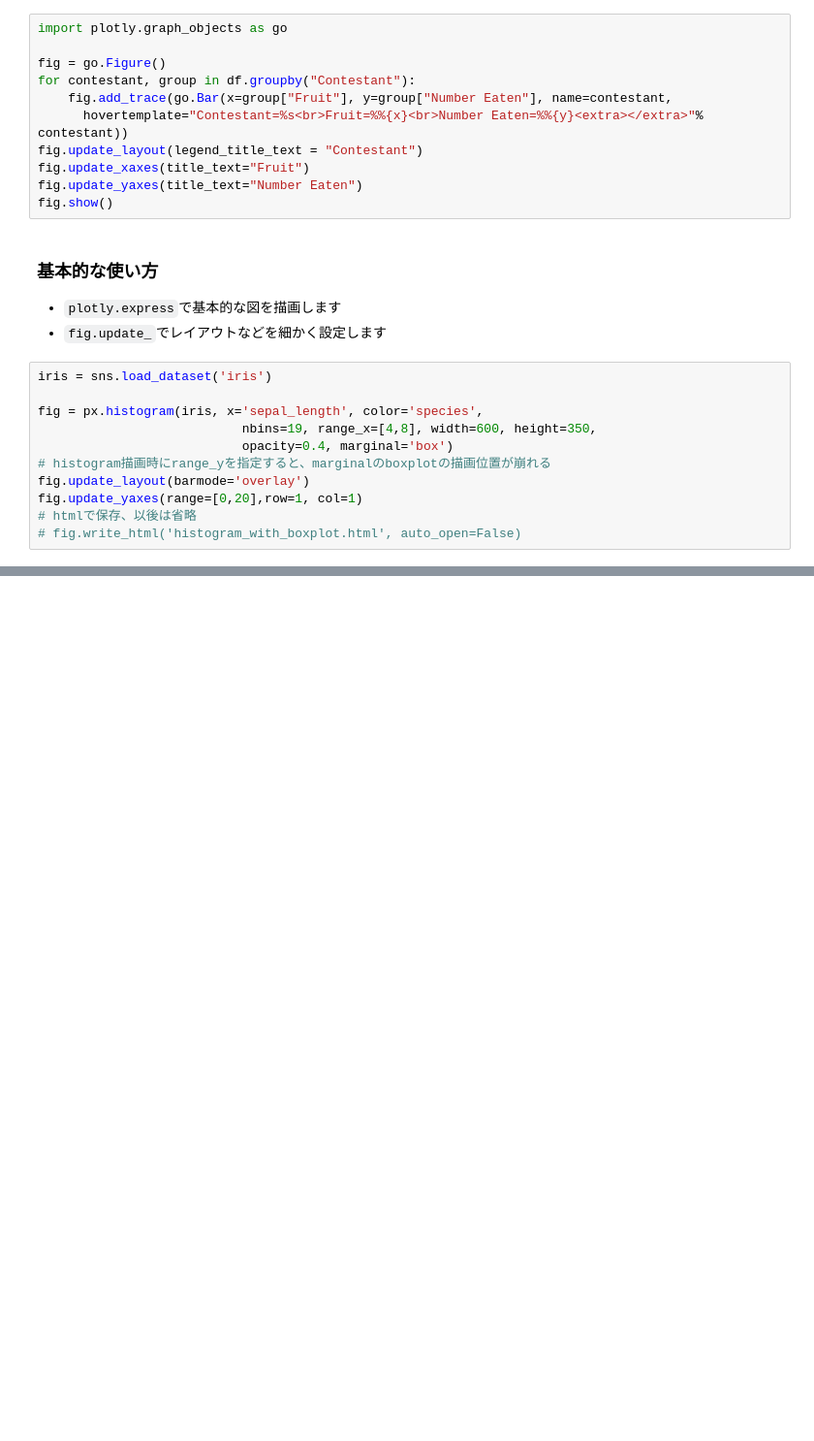
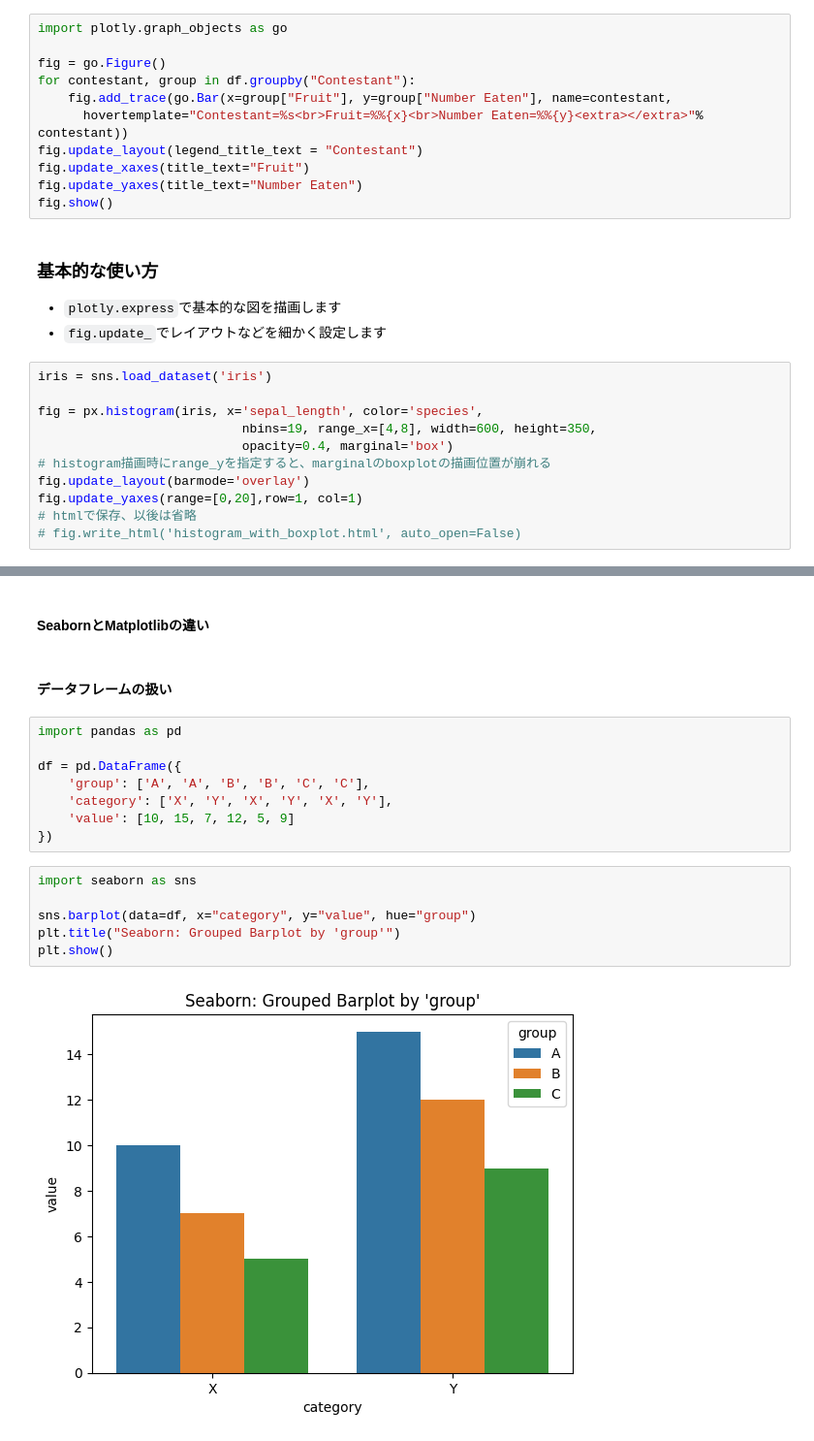
Before and after one commit to lvzeyu/css_tohoku, a Jupyter notebook: css_tohoku/_build/html/_sources/draft/visualization2.ipynb, the cells around one changed output, grey strips where cells are left out. Shown at 97% size. Drawn from its saved outputs; the diff is of its cells as text; blank space fills up the shorter version.

```diff
--- a/css_tohoku/_build/html/_sources/draft/visualization2.ipynb
+++ b/css_tohoku/_build/html/_sources/draft/visualization2.ipynb
@@ -212,0 +220,20 @@ fig.update_yaxes(range=[0,20],row=1, col=1)
+# %% [markdown]
+#### SeabornとMatplotlibの違い
+# %% [markdown]
+#### データフレームの扱い
+# %%
+import pandas as pd
+
+df = pd.DataFrame({
+    'group': ['A', 'A', 'B', 'B', 'C', 'C'],
+    'category': ['X', 'Y', 'X', 'Y', 'X', 'Y'],
+    'value': [10, 15, 7, 12, 5, 9]
+})
+# %%
+import seaborn as sns
+
+sns.barplot(data=df, x="category", y="value", hue="group")
+plt.title("Seaborn: Grouped Barplot by 'group'")
+plt.show()
+# %% [output]
+[figure, added]
```
Also changed, not shown: parts of 9 cells of this notebook, 23 other files.
